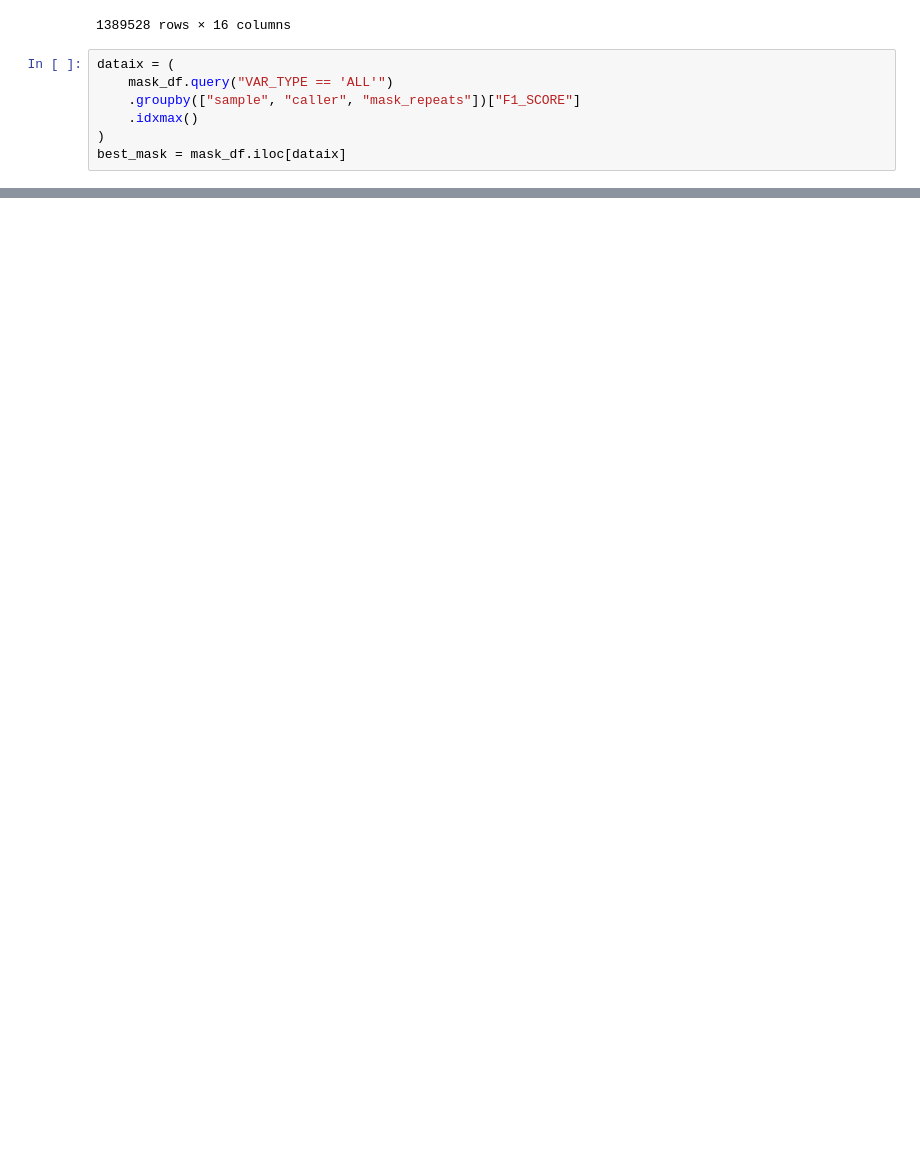
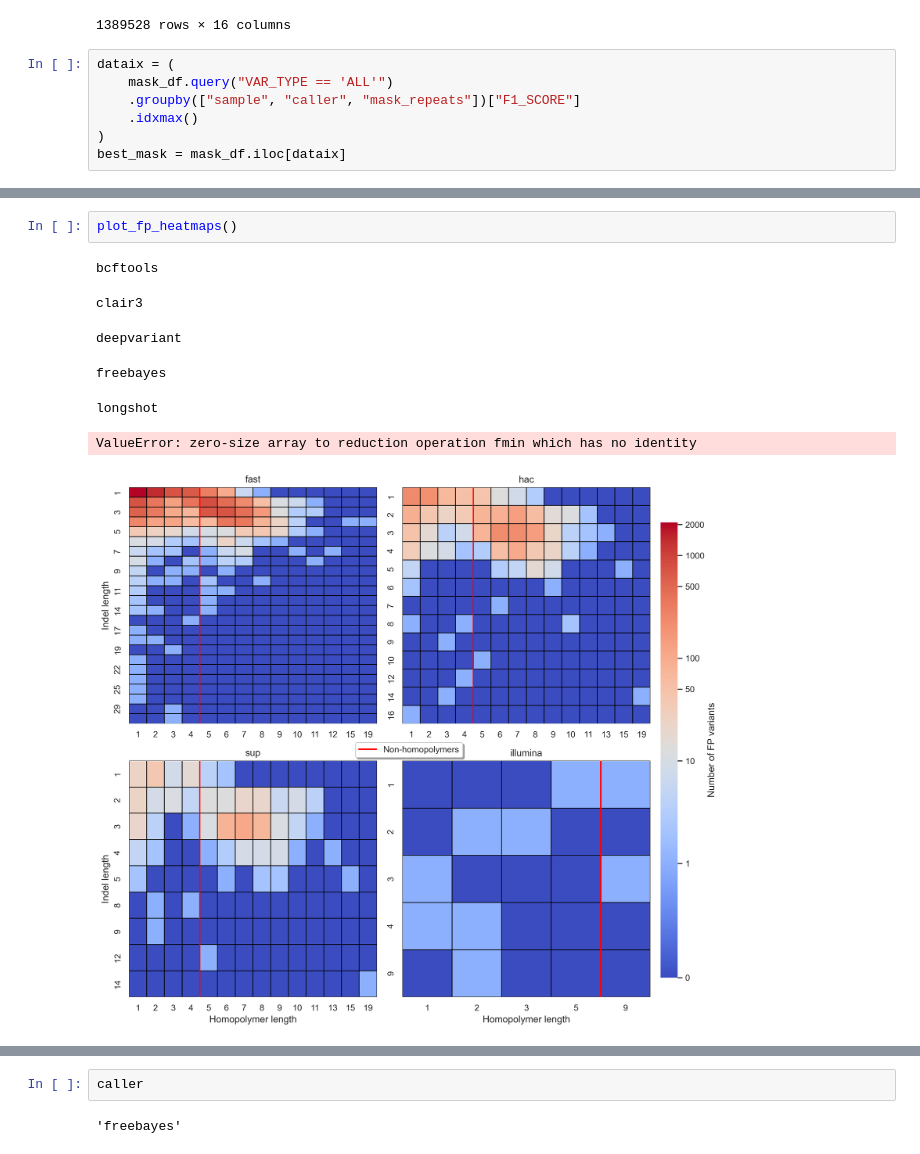
Before and after one commit to mbhall88/NanoVarBench, a Jupyter notebook: notebooks/false_calls.ipynb, the cells around one changed output, grey strips where cells are left out. Saved outputs shown, nothing was run; the diff lists cells and outputs as text; blank space fills up the shorter version.

```diff
--- a/notebooks/false_calls.ipynb
+++ b/notebooks/false_calls.ipynb
@@ -278,0 +647,10 @@ fig.tight_layout()
+# %%
+plot_fp_heatmaps()
+# %% [output]
+bcftools
+clair3
+deepvariant
+freebayes
+longshot
+ValueError: zero-size array to reduction operation fmin which has no identity
+[figure, added]
@@ -278,0 +661,4 @@ fig.tight_layout()
+# %%
+caller
+# %% [output]
+'freebayes'
```
Also changed, not shown: parts of 16 cells of this notebook, 2 other files.
